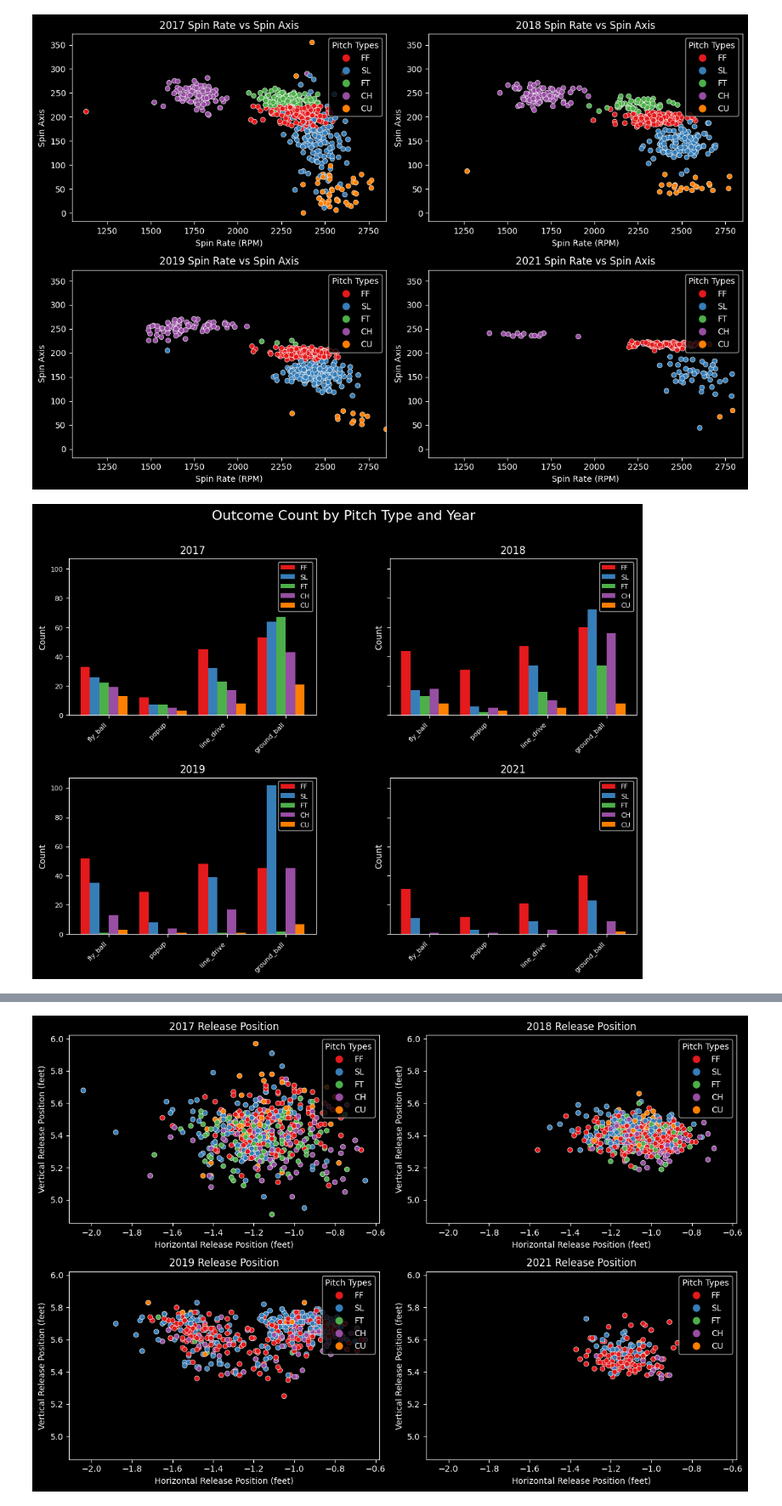
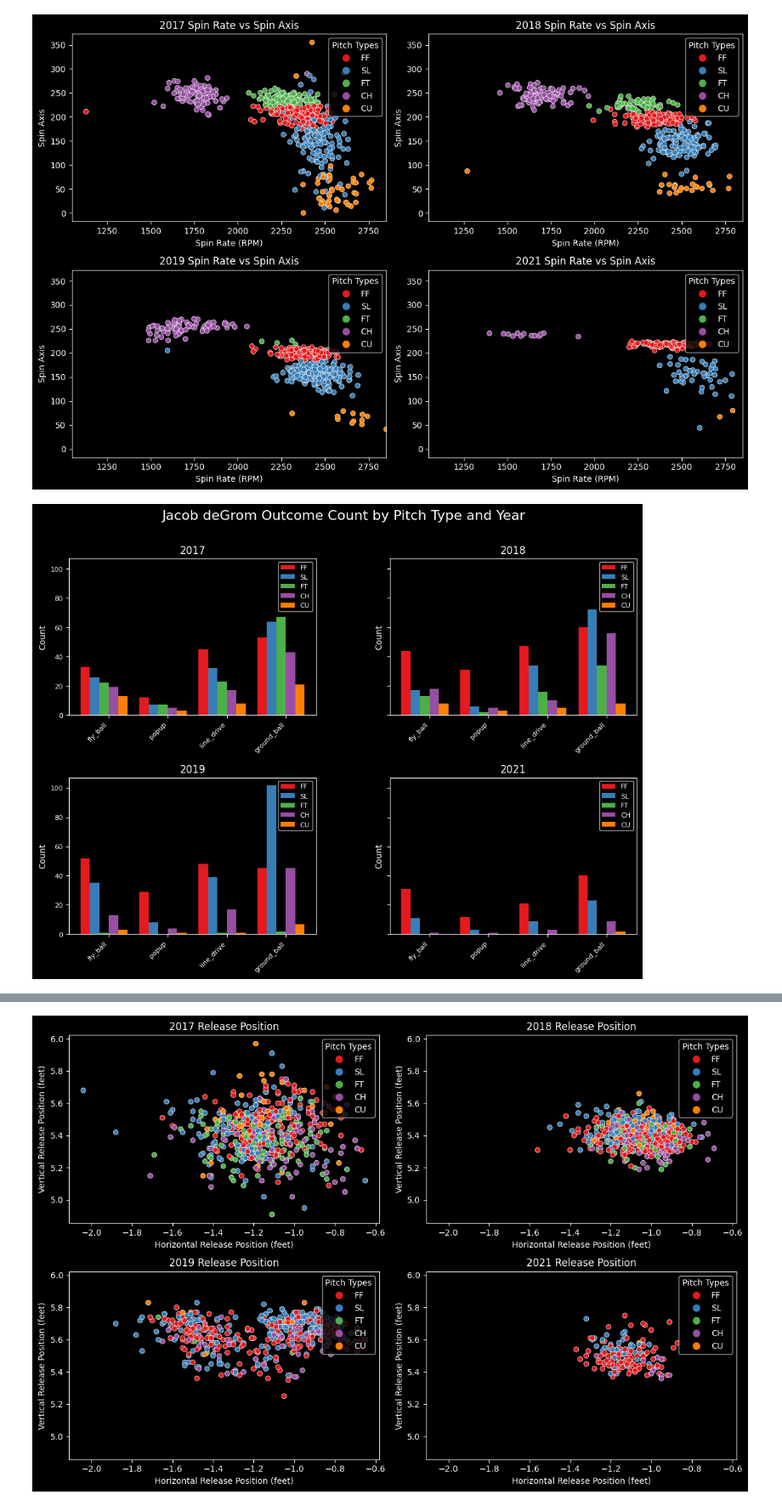
Before and after one commit to brady-pittman/Random-Data-Projects, a Jupyter notebook: degrom_data.ipynb, the cells around one changed output, grey strips where cells are left out. Shown at 85% size. Cells and saved outputs as stored; diff of their text form; code cells hidden in the pictures.

```diff
--- a/degrom_data.ipynb
+++ b/degrom_data.ipynb
@@ -177,55 +178,42 @@ plt.show()
 # %% [output]
 [figure]
 # %%
-import matplotlib.pyplot as plt
-import pandas as pd
-import numpy as np
-import seaborn as sns
-
-# Assuming your data is stored in a DataFrame called 'degrom_data'
-
-# Group the data by year, pitch type, and outcome and calculate the count
 grouped_data = degrom_data.groupby(['year', 'pitch_type', 'batted_ball_outcome']).size().reset_index(name='count')
 
-# Define the desired order for pitch types
 pitch_type_order = ['FF', 'SL', 'FT', 'CH', 'CU']
 
-# Extract unique years, outcomes, and pitch types
 years = degrom_data['year'].unique()
 outcomes = degrom_data['batted_ball_outcome'].unique()
 
-# Determine the number of outcomes and pitch types
 num_outcomes = len(outcomes)
 num_pitch_types = len(pitch_type_order)
 
-# Set the Seaborn Set1 color palette
 sns.set_palette('Set1')
 
-# Set up the figure and subplots
 fig, axes = plt.subplots(nrows=len(years)//2, ncols=2, figsize=(12, 8), sharey=True)
 plt.subplots_adjust(hspace=0.4, wspace=0.3)
 
 for i, year in enumerate(years):
     year_data = grouped_data[grouped_data['year'] == year]
     bar_positions = np.arange(num_outcomes)
     bar_width = 0.8 / num_pitch_types
 
     for j, pitch_type in enumerate(pitch_type_order):
         pitch_type_data = year_data[year_data['pitch_type'] == pitch_type]
         counts = pitch_type_data.groupby('batted_ball_outcome')['count'].sum()
         y = [counts[outcome] if outcome in counts else 0 for outcome in outcomes]
         pos_adjustment = (j - num_pitch_types / 2) * bar_width
         axes[i//2, i%2].bar(bar_positions + pos_adjustment, y, width=bar_width, label=pitch_type)
 
     axes[i//2, i%2].set_xticks(bar_positions)
     axes[i//2, i%2].set_xticklabels(outcomes, rotation=45, ha='right', fontsize=8)
     axes[i//2, i%2].set_ylabel('Count', fontsize=10)
     axes[i//2, i%2].set_title(year, fontsize=12)
     axes[i//2, i%2].tick_params(axis='both', which='major', labelsize=8)
     axes[i//2, i%2].legend(loc='upper right', prop={'size': 8})
 
-fig.suptitle('Outcome Count by Pitch Type and Year', fontsize=16)
+fig.suptitle('Jacob deGrom Outcome Count by Pitch Type and Year', fontsize=16)
 
 plt.show()
 # %% [output]
-[figure, old version]
+[figure, new version]
```
Also changed, not shown: parts of 4 cells of this notebook.
